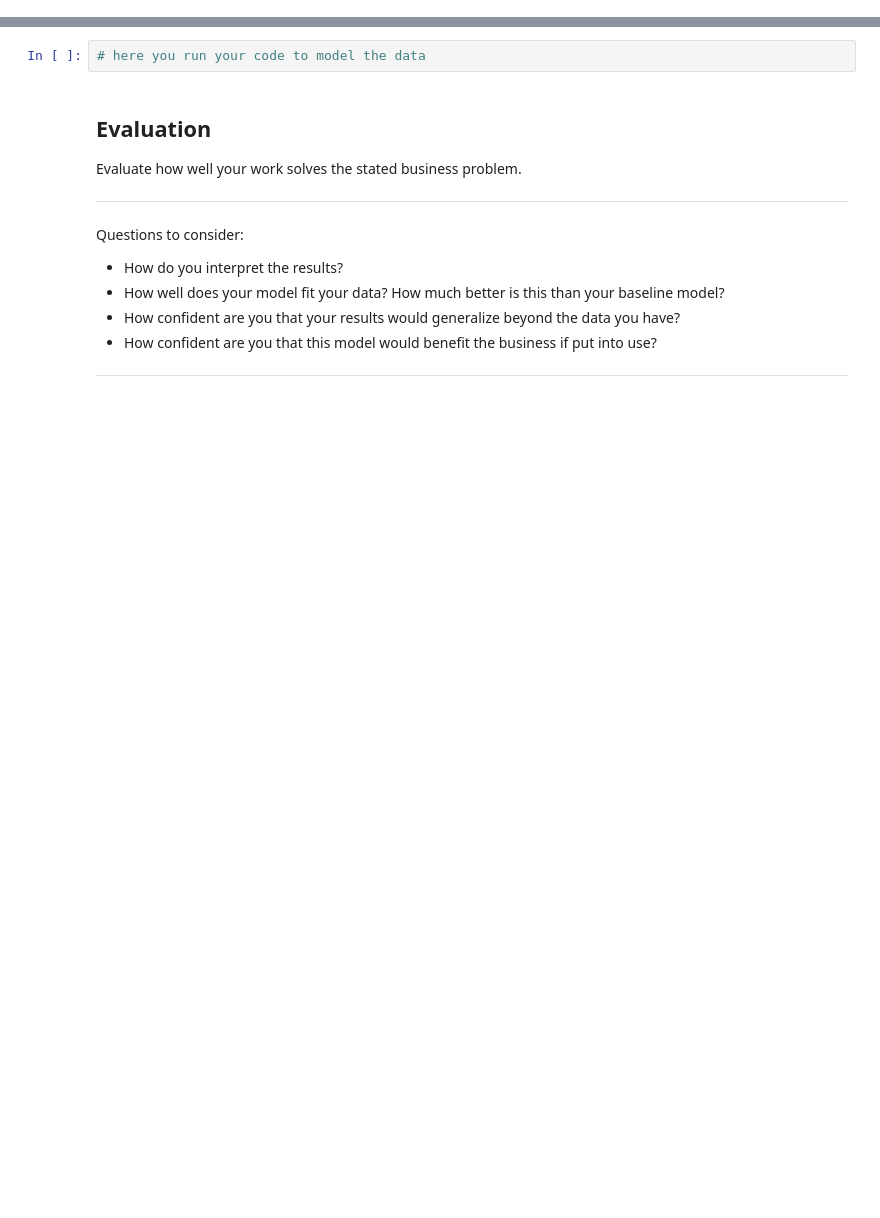
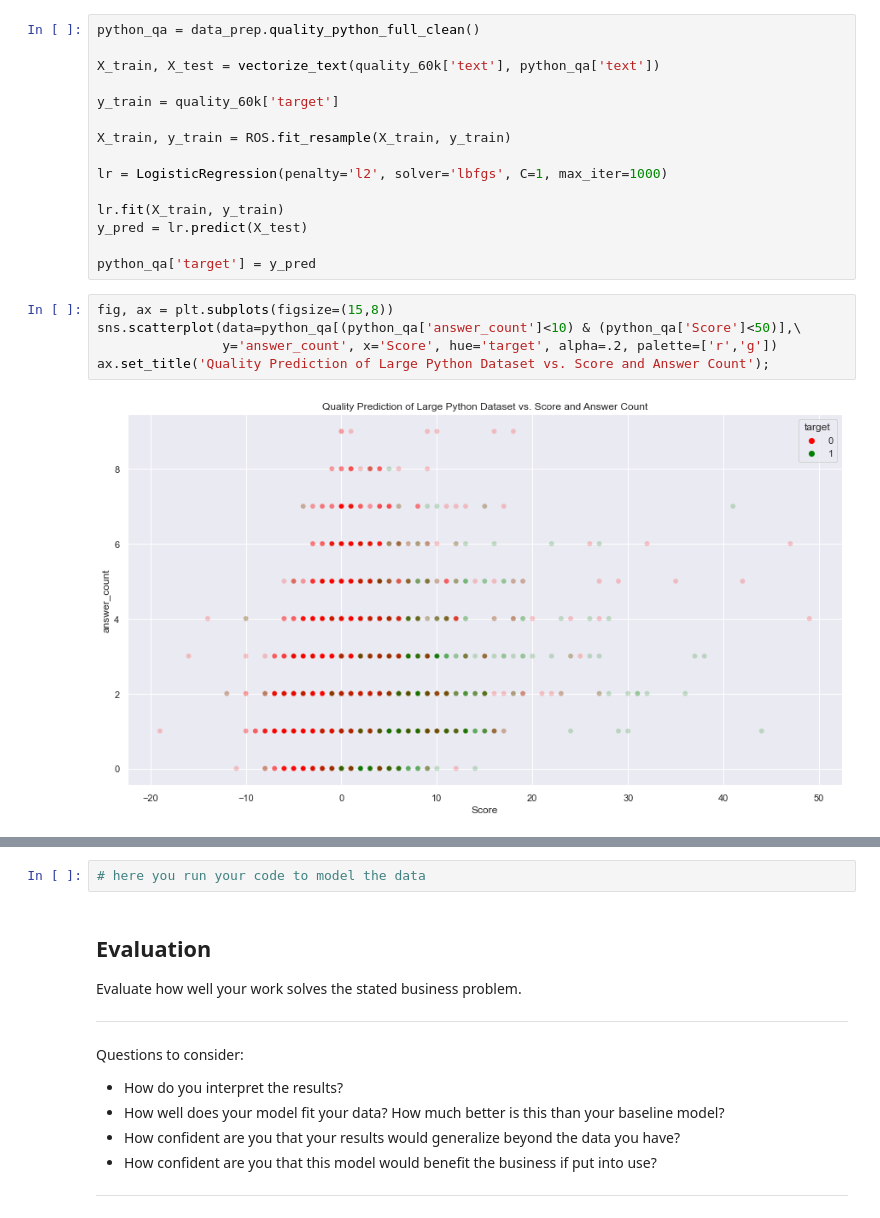
Before and after one commit to willcd/module5-project, a Jupyter notebook: phase5-project.ipynb, the cells around one changed output, grey strips where cells are left out. Cells and saved outputs as stored; diff of their text form; blank space fills up the shorter version.

```diff
--- a/phase5-project.ipynb
+++ b/phase5-project.ipynb
@@ -105,0 +173,22 @@ Questions to consider:
+# %%
+python_qa = data_prep.quality_python_full_clean()
+
+X_train, X_test = vectorize_text(quality_60k['text'], python_qa['text'])
+
+y_train = quality_60k['target']
+
+X_train, y_train = ROS.fit_resample(X_train, y_train)
+
+lr = LogisticRegression(penalty='l2', solver='lbfgs', C=1, max_iter=1000)
+
+lr.fit(X_train, y_train)
+y_pred = lr.predict(X_test)
+
+python_qa['target'] = y_pred
+# %%
+fig, ax = plt.subplots(figsize=(15,8))
+sns.scatterplot(data=python_qa[(python_qa['answer_count']<10) & (python_qa['Score']<50)],\
+                y='answer_count', x='Score', hue='target', alpha=.2, palette=['r','g'])
+ax.set_title('Quality Prediction of Large Python Dataset vs. Score and Answer Count');
+# %% [output]
+[figure, added]
```
Also changed, not shown: parts of 66 cells of this notebook, 21 other files.
